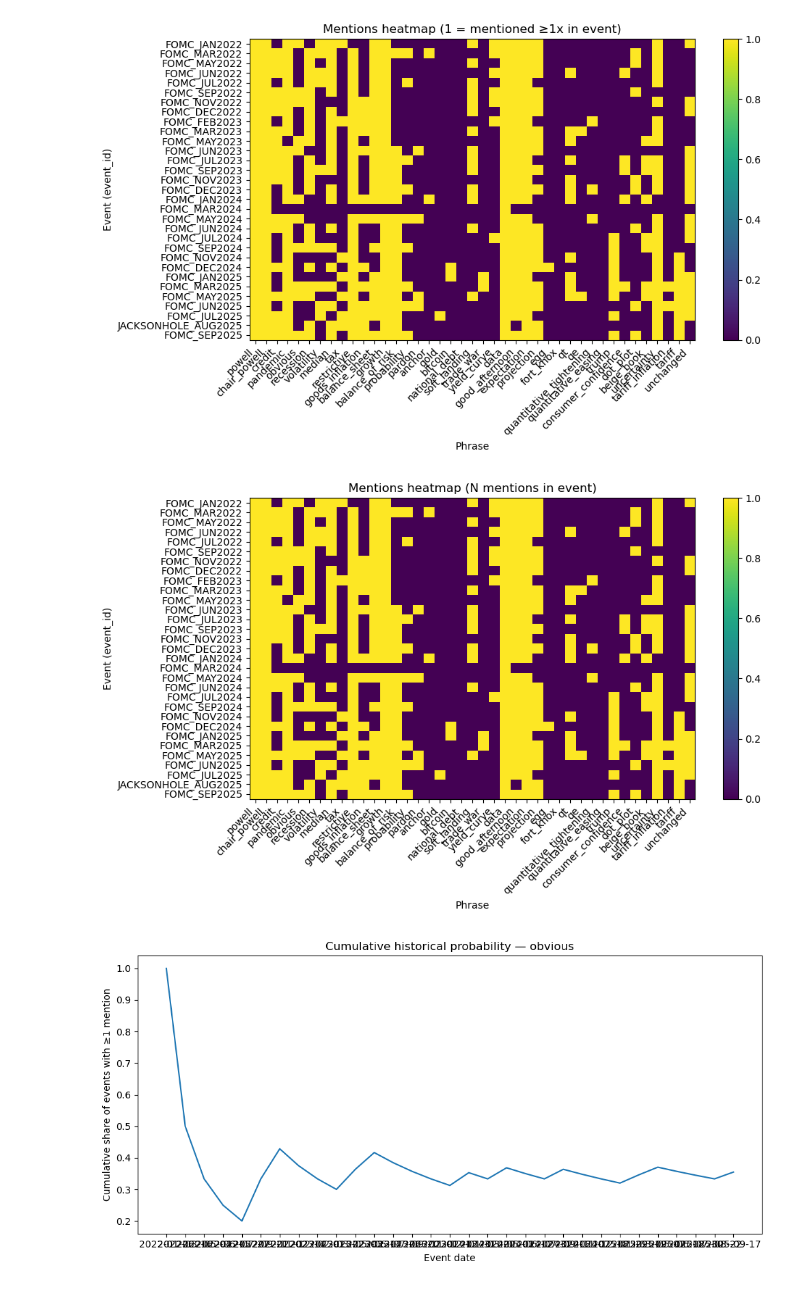
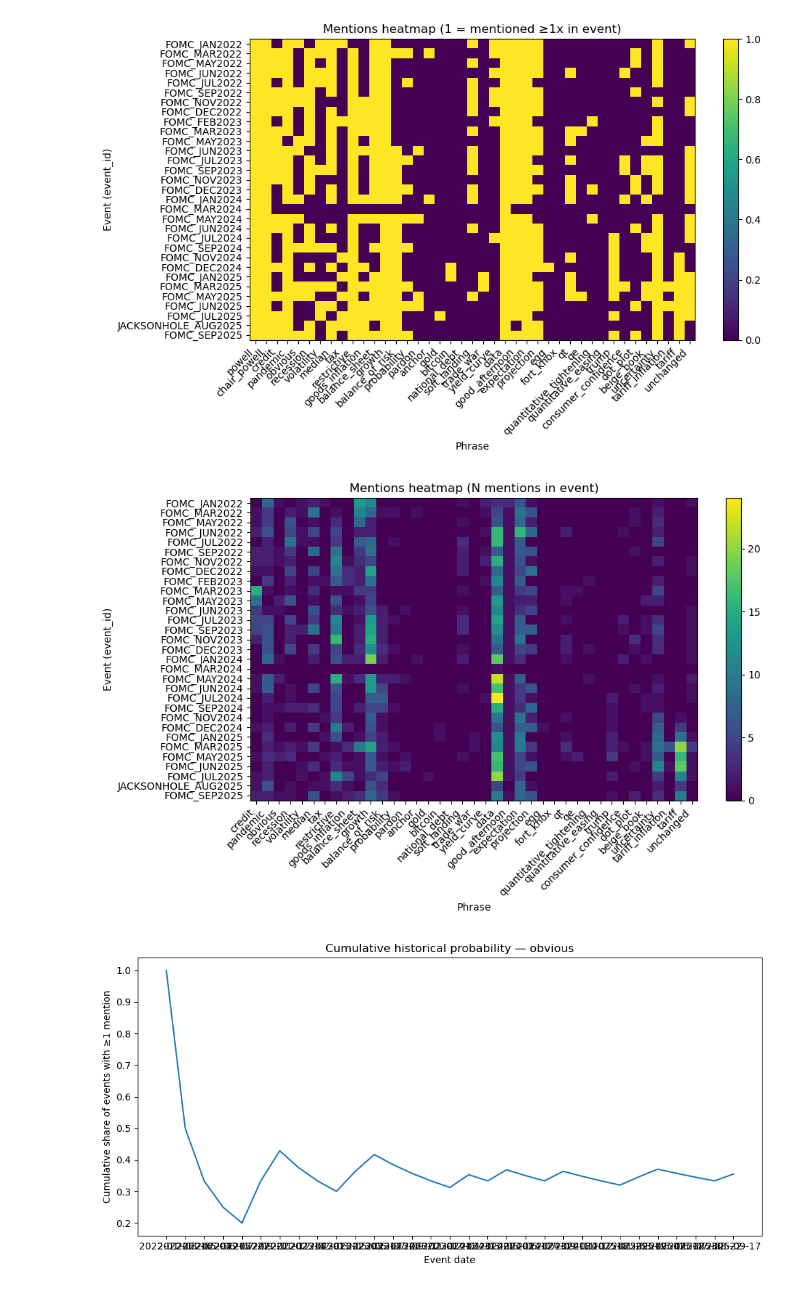
Before and after one commit to jplundy/mentions, a Jupyter notebook: powell-learn.ipynb, the cells around one changed output. Drawn from its saved outputs; the diff is of its cells as text; code cells hidden in the pictures.

Commit message:
local fomc updates

```diff
--- a/powell-learn.ipynb
+++ b/powell-learn.ipynb
@@ -3,7 +3,7 @@ import pandas as pd
 from pathlib import Path
 
 # adjust path if needed
-parquet_path = Path("data/derivatives/powell_fomc/segments_powell_v3.parquet")
+parquet_path = Path("data/derivatives/powell_fomc/segments_powell_v4.parquet")
 segments = pd.read_parquet(parquet_path)
 
 target_columns = [
@@ -323,33 +323,38 @@ if subset_targets:
 [figure]
 # %%
 ev_counts = event_Ncounts.copy()
+
+drop_cols = ["target__powell", "target__chair_powell"]
+
+subset_targets = [t for t in target_columns if t not in drop_cols and t in ev_counts.columns]
+
 if ev_counts.index.name != "event_id":
     ev_counts = ev_counts.reset_index().rename(columns={ev_counts.index.name: "event_id"}).set_index("event_id")
 
 ev_counts = ev_counts.reindex(row_order)
 
 # (optional) keep event_date for reference/debug, not used for ordering anymore
 ev_counts = ev_counts.join(events.set_index("event_id")["event_date"], how="left")
 
 # 3) Plot
 if subset_targets:
     mat = ev_counts[subset_targets].values
     plt.figure(figsize=(10, max(4, mat.shape[0]*0.2)))
     plt.imshow(mat, aspect="auto", interpolation="nearest")
     plt.yticks(np.arange(ev_counts.shape[0]), ev_counts.index.tolist())  # now chronological
     plt.xticks(
         np.arange(len(subset_targets)),
         [t.replace("target__", "") for t in subset_targets],
         rotation=45, ha="right"
     )
     plt.xlabel("Phrase")
     plt.ylabel("Event (event_id)")
     plt.title("Mentions heatmap (N mentions in event)")
     plt.colorbar()
     plt.tight_layout()
     plt.show()
 # %% [output]
-[figure, old version]
+[figure, new version]
 # %%
 target = "target__obvious"  # change freely
 
```
Also changed, not shown: 4 other files.
